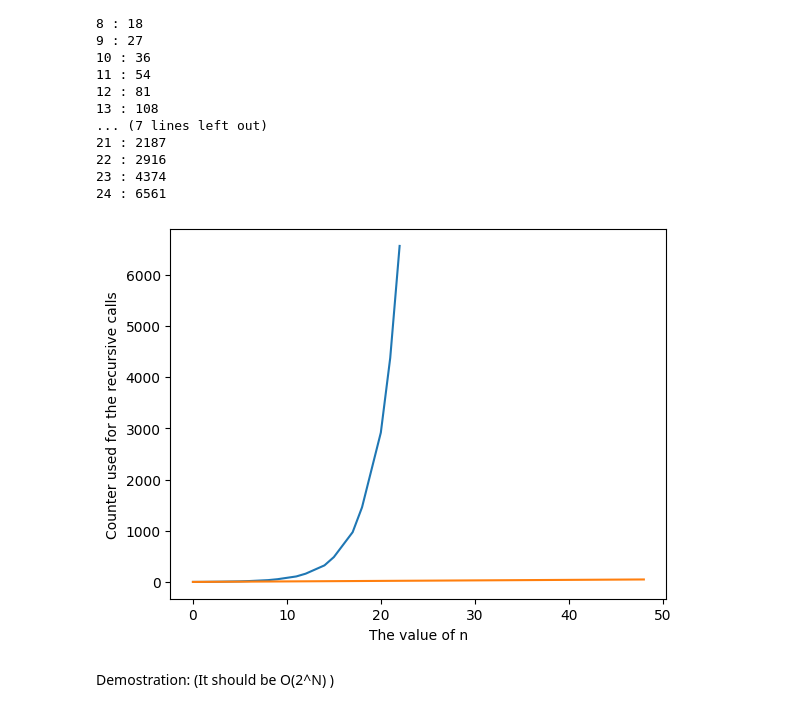
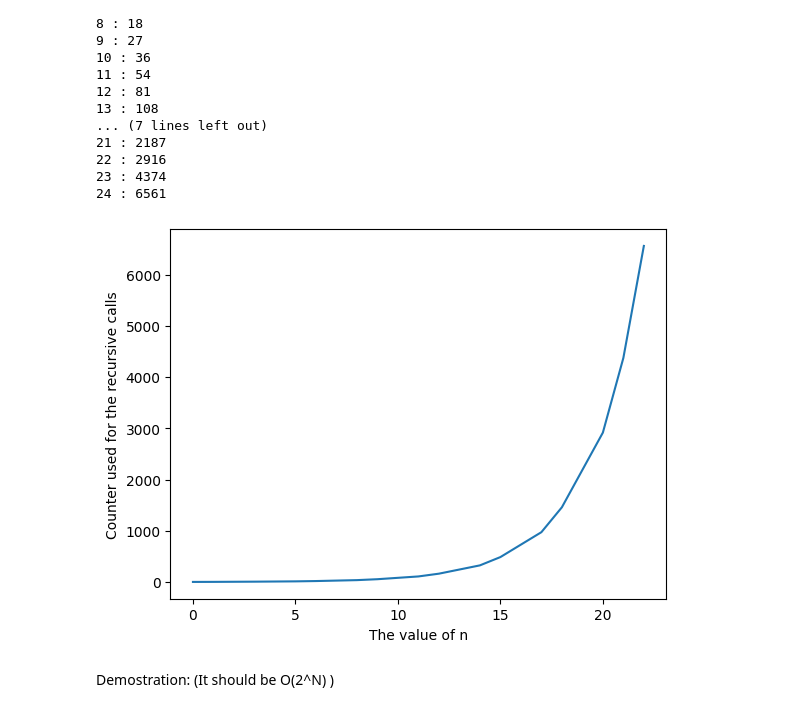
Before and after one commit to MRampo/ADM-HMW2, a Jupyter notebook: AQ2.ipynb, the cells around one changed output. Cells and saved outputs as stored; diff of their text form; code cells hidden in the pictures.

```diff
--- a/AQ2.ipynb
+++ b/AQ2.ipynb
@@ -43,11 +44,11 @@ To show that the algorithm above has an exponential running time, we will do a d
 
 We did an example with n going from 2 to 25
 # %%
-arr = []
+arrRecursive = []
 for n in range(2, 25):
     counter = 0
     m = 0
-    arr.append(findmax(n))
+    arrRecursive.append(findmax(n))
     print(n, ":", m)
     #print("counter for ", n, ": ", counter)
 # %% [output]
@@ -70,13 +71,13 @@ for n in range(2, 25):
 24 : 6561
 # %%
 import matplotlib.pyplot as plt
-plt.plot(arr)
-plt.plot(range(1,50))
+plt.plot(arrRecursive)
+#plt.plot(range(1,50))
 plt.xlabel("The value of n")
 plt.ylabel("Counter used for the recursive calls")
 plt.show()
 # %% [output]
-[figure, old version]
+[figure, new version]
 # %% [markdown]
 Demostration: (It should be O(2^N) )
 # %% [markdown]
```
Also changed, not shown: parts of 8 cells of this notebook, 1 other file.
